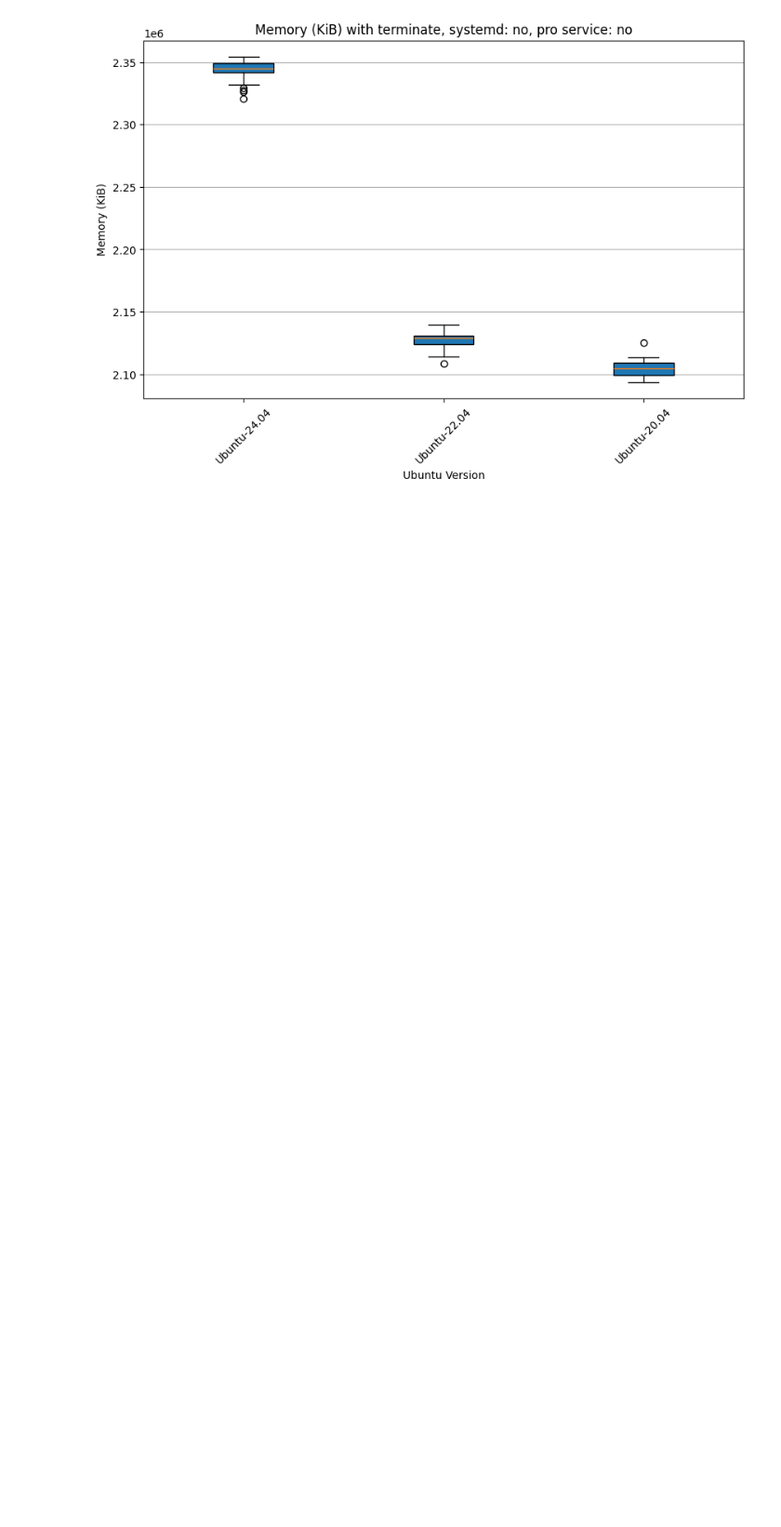
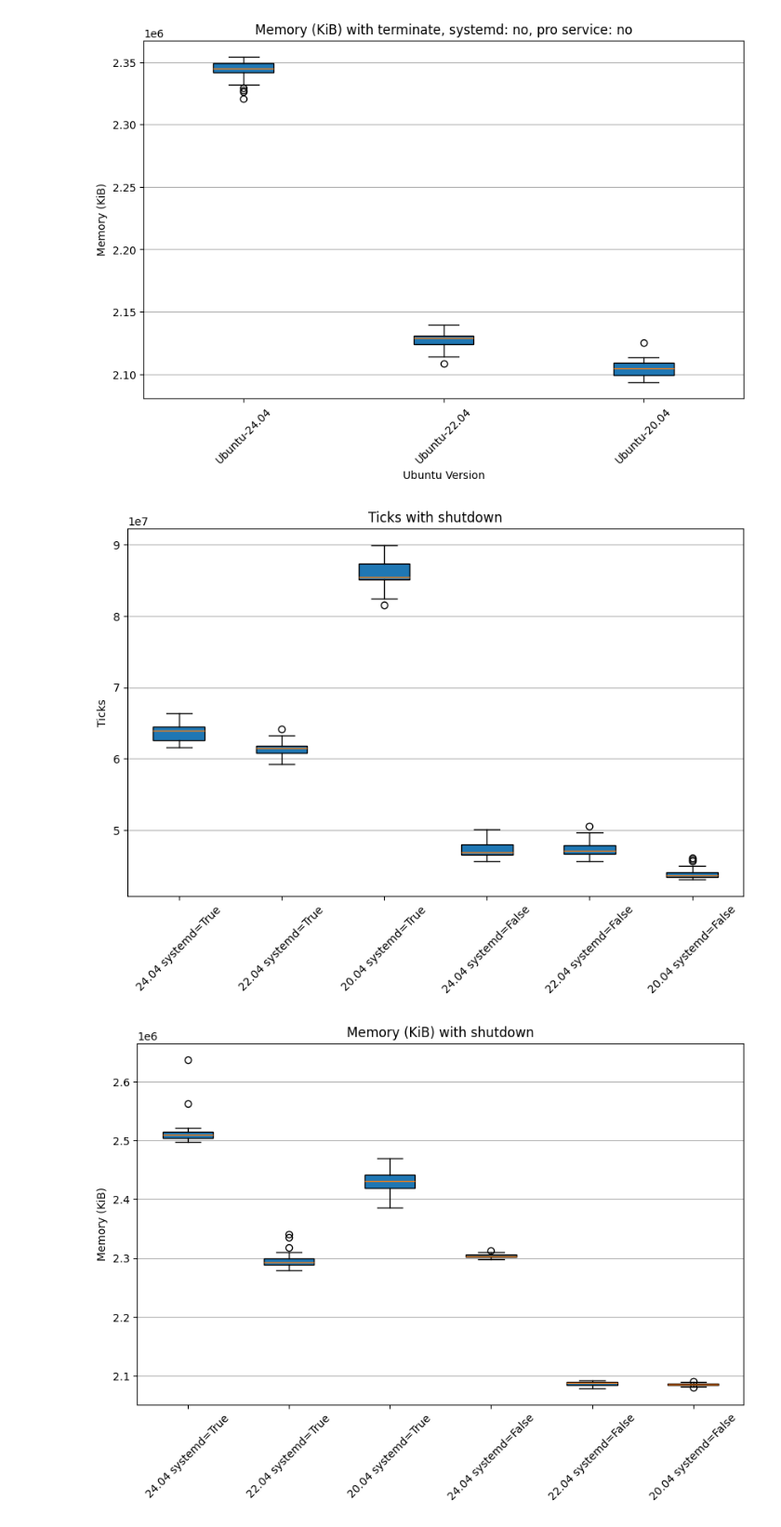
Before and after one commit to CarlosNihelton/boot-measurements, a Jupyter notebook: pro-service.ipynb, the cells around one changed output. Shown at 93% size. Saved outputs shown, nothing was run; the diff lists cells and outputs as text; code cells hidden in the pictures; blank space fills up the shorter version.

Commit message:
Makes the noteboot work on Linux
By changing file name casing in a few places

Plus adding a new chart set comparing
with x without systemd
most for illustration purposes

```diff
--- a/pro-service.ipynb
+++ b/pro-service.ipynb
@@ -111,12 +111,12 @@ for cleanup in cleanupType:
         for install in installed:
             if install == "yes" and sysd == "no":
                 continue
-            base_file = f"Ubuntu-{base_version}/ubuntu-{base_version}-{cleanup}-{sysd}-{install}.txt"
+            base_file = f"Ubuntu-{base_version}/Ubuntu-{base_version}-{cleanup}-{sysd}-{install}.txt"
             for version in versions:
                 if version.split("-")[-1] == base_version:
                     continue  # Skip comparison with the base version itself
                 compare_file = (
-                    f"{version}/{version.lower()}-{cleanup}-{sysd}-{install}.txt"
+                    f"{version}/{version}-{cleanup}-{sysd}-{install}.txt"
                 )
                 if base_file in data and compare_file in data:
                     ticks_result = stats.wilcoxon(
@@ -181,7 +246,7 @@ def plot_specific_case(close_method, metric, sysd, installed):
     labels = []
     for version in ["24.04", "22.04", "20.04"]:
         file_name = (
-            f"Ubuntu-{version}/ubuntu-{version}-{close_method}-{sysd}-{installed}.txt"
+            f"Ubuntu-{version}/Ubuntu-{version}-{close_method}-{sysd}-{installed}.txt"
         )
         if file_name in data:
             case_data.append(data[file_name][metric])
@@ -224,3 +289,43 @@ No Data for terminate, Ticks, no, yes
 No Data for terminate, Memory (KiB), no, yes
 [figure]
 [figure]
+# %%
+import matplotlib.pyplot as plt
+
+
+# Function to generate box plots for a with x without systemd (not including wsl-pro-service)
+def plot_systemd(close_method, metric):
+    case_data = []
+    labels = []
+    for sysd in systemd:
+        for version in ["24.04", "22.04", "20.04"]:
+            file_name = (
+                f"Ubuntu-{version}/Ubuntu-{version}-{close_method}-{sysd}-no.txt"
+            )
+            if file_name in data:
+                case_data.append(data[file_name][metric])
+                labels.append(f"{version} systemd={sysd=="sysd"}")
+
+        if len(labels) == 0:
+            print(f"No Data for Ubuntu-{version}, {close_method}, {metric}")
+            return
+
+    plt.figure(figsize=(10, 6))
+    plt.boxplot(case_data, tick_labels=labels, patch_artist=True)
+    plt.title(
+        f"{metric} with {close_method}"
+    )
+    #plt.yscale("log")
+    plt.ylabel(metric)
+    #plt.xlabel("Ubuntu Version")
+    plt.xticks(rotation=45)
+    plt.grid(axis="y")
+    plt.show()
+
+
+for close_method in cleanupType:
+        plot_systemd(close_method, "Ticks")
+        plot_systemd(close_method, "Memory (KiB)")
+# %% [output]
+[figure, added]
+[figure, added]
```
Also changed, not shown: parts of 7 cells of this notebook, 1 other file.
